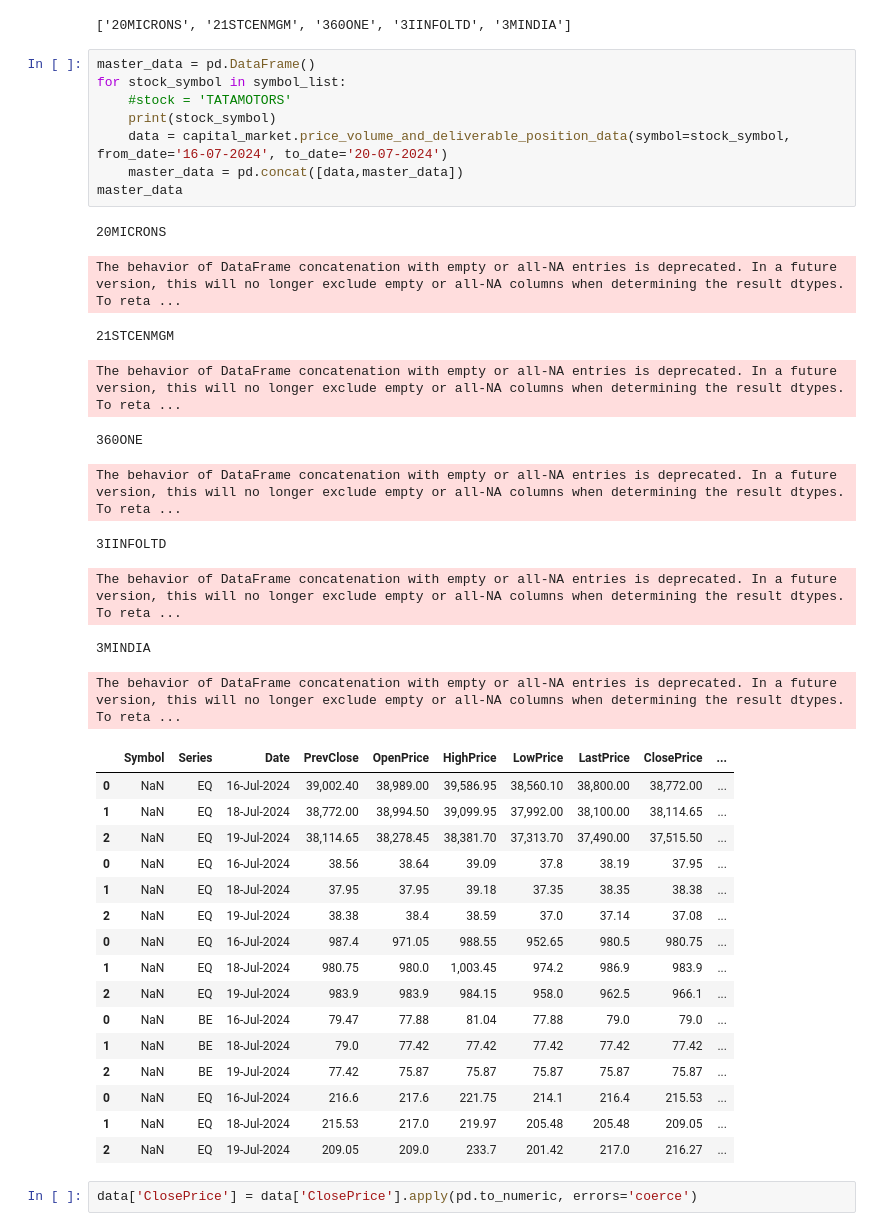
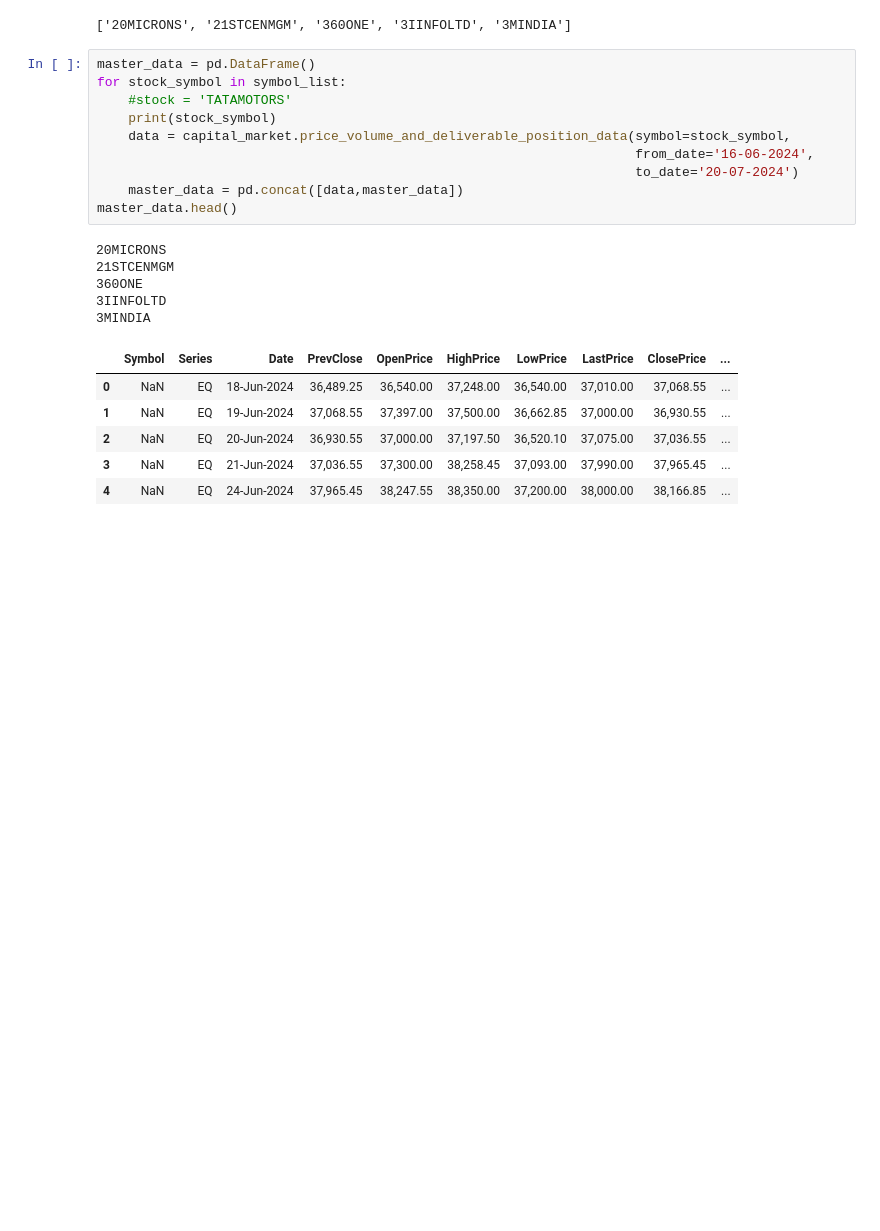
Before and after one commit to jai3703/chatbot_using_llm, a Jupyter notebook: pull_stock_data.ipynb, the cells around one changed output. Drawn from its saved outputs; the diff is of its cells as text; blank space fills up the shorter version.

```diff
--- a/pull_stock_data.ipynb
+++ b/pull_stock_data.ipynb
@@ -11,37 +14,22 @@ symbol_list
 # %%
 master_data = pd.DataFrame()
 for stock_symbol in symbol_list:
     #stock = 'TATAMOTORS'
     print(stock_symbol)
-    data = capital_market.price_volume_and_deliverable_position_data(symbol=stock_symbol, from_date='16-07-2024', to_date='20-07-2024')
+    data = capital_market.price_volume_and_deliverable_position_data(symbol=stock_symbol,
+                                                                     from_date='16-06-2024',
+                                                                     to_date='20-07-2024')
     master_data = pd.concat([data,master_data])
-master_data
+master_data.head()
 # %% [output]
 20MICRONS
+21STCENMGM
+360ONE
+3IINFOLTD
+3MINDIA
-The behavior of DataFrame concatenation with empty or all-NA entries is deprecated. In a future version, this will no longer exclude empty or all-NA columns when determining the result dtypes. To reta ...
-21STCENMGM
-The behavior of DataFrame concatenation with empty or all-NA entries is deprecated. In a future version, this will no longer exclude empty or all-NA columns when determining the result dtypes. To reta ...
-360ONE
-The behavior of DataFrame concatenation with empty or all-NA entries is deprecated. In a future version, this will no longer exclude empty or all-NA columns when determining the result dtypes. To reta ...
-3IINFOLTD
-The behavior of DataFrame concatenation with empty or all-NA entries is deprecated. In a future version, this will no longer exclude empty or all-NA columns when determining the result dtypes. To reta ...
-3MINDIA
-The behavior of DataFrame concatenation with empty or all-NA entries is deprecated. In a future version, this will no longer exclude empty or all-NA columns when determining the result dtypes. To reta ...
 |  | Symbol | Series | Date | PrevClose | OpenPrice | HighPrice | LowPrice | LastPrice | ClosePrice | ... |
-| 0 | NaN | EQ | 16-Jul-2024 | 39,002.40 | 38,989.00 | 39,586.95 | 38,560.10 | 38,800.00 | 38,772.00 | ... |
-| 1 | NaN | EQ | 18-Jul-2024 | 38,772.00 | 38,994.50 | 39,099.95 | 37,992.00 | 38,100.00 | 38,114.65 | ... |
-| 2 | NaN | EQ | 19-Jul-2024 | 38,114.65 | 38,278.45 | 38,381.70 | 37,313.70 | 37,490.00 | 37,515.50 | ... |
-| 0 | NaN | EQ | 16-Jul-2024 | 38.56 | 38.64 | 39.09 | 37.8 | 38.19 | 37.95 | ... |
-| 1 | NaN | EQ | 18-Jul-2024 | 37.95 | 37.95 | 39.18 | 37.35 | 38.35 | 38.38 | ... |
-| 2 | NaN | EQ | 19-Jul-2024 | 38.38 | 38.4 | 38.59 | 37.0 | 37.14 | 37.08 | ... |
-| 0 | NaN | EQ | 16-Jul-2024 | 987.4 | 971.05 | 988.55 | 952.65 | 980.5 | 980.75 | ... |
-| 1 | NaN | EQ | 18-Jul-2024 | 980.75 | 980.0 | 1,003.45 | 974.2 | 986.9 | 983.9 | ... |
-| 2 | NaN | EQ | 19-Jul-2024 | 983.9 | 983.9 | 984.15 | 958.0 | 962.5 | 966.1 | ... |
-| 0 | NaN | BE | 16-Jul-2024 | 79.47 | 77.88 | 81.04 | 77.88 | 79.0 | 79.0 | ... |
-| 1 | NaN | BE | 18-Jul-2024 | 79.0 | 77.42 | 77.42 | 77.42 | 77.42 | 77.42 | ... |
-| 2 | NaN | BE | 19-Jul-2024 | 77.42 | 75.87 | 75.87 | 75.87 | 75.87 | 75.87 | ... |
-| 0 | NaN | EQ | 16-Jul-2024 | 216.6 | 217.6 | 221.75 | 214.1 | 216.4 | 215.53 | ... |
-| 1 | NaN | EQ | 18-Jul-2024 | 215.53 | 217.0 | 219.97 | 205.48 | 205.48 | 209.05 | ... |
-| 2 | NaN | EQ | 19-Jul-2024 | 209.05 | 209.0 | 233.7 | 201.42 | 217.0 | 216.27 | ... |
+| 0 | NaN | EQ | 18-Jun-2024 | 36,489.25 | 36,540.00 | 37,248.00 | 36,540.00 | 37,010.00 | 37,068.55 | ... |
+| 1 | NaN | EQ | 19-Jun-2024 | 37,068.55 | 37,397.00 | 37,500.00 | 36,662.85 | 37,000.00 | 36,930.55 | ... |
+| 2 | NaN | EQ | 20-Jun-2024 | 36,930.55 | 37,000.00 | 37,197.50 | 36,520.10 | 37,075.00 | 37,036.55 | ... |
+| 3 | NaN | EQ | 21-Jun-2024 | 37,036.55 | 37,300.00 | 38,258.45 | 37,093.00 | 37,990.00 | 37,965.45 | ... |
+| 4 | NaN | EQ | 24-Jun-2024 | 37,965.45 | 38,247.55 | 38,350.00 | 37,200.00 | 38,000.00 | 38,166.85 | ... |
-# %%
-data['ClosePrice'] = data['ClosePrice'].apply(pd.to_numeric, errors='coerce')
```
Also changed, not shown: parts of 7 cells of this notebook, 1 other file.
